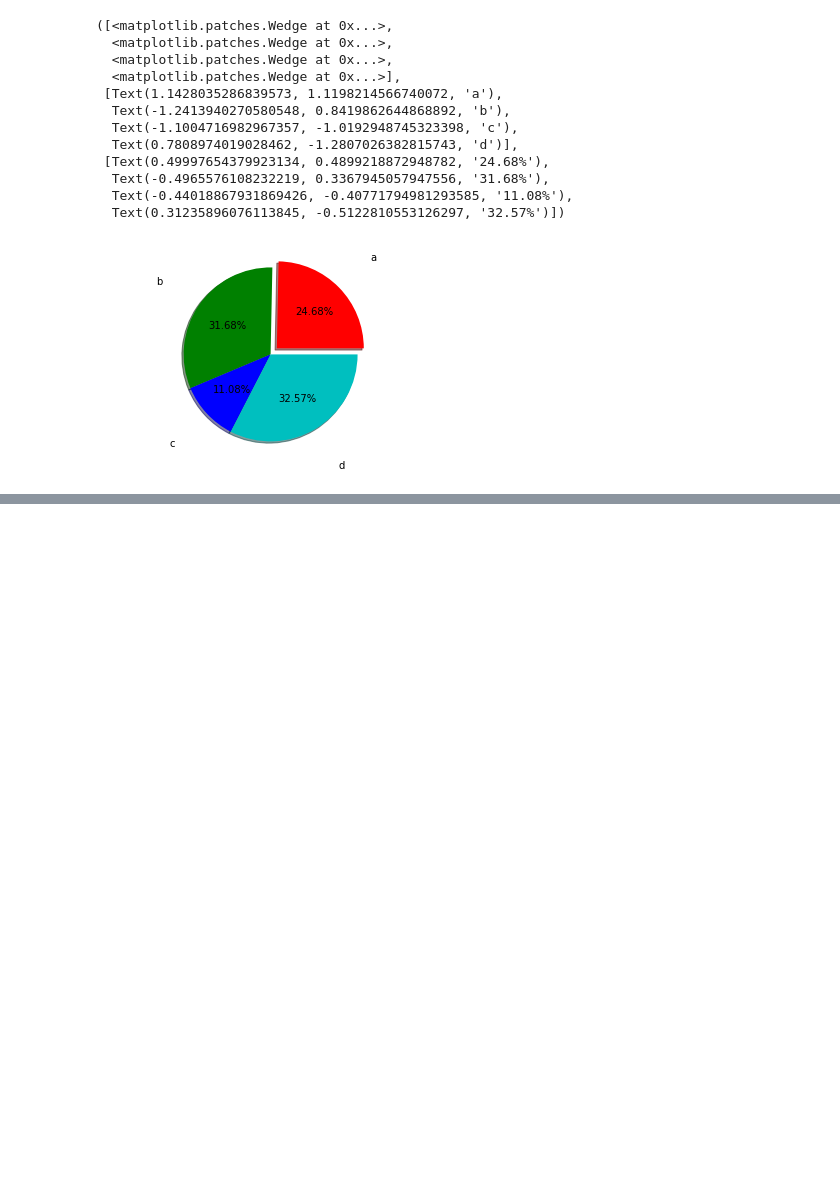
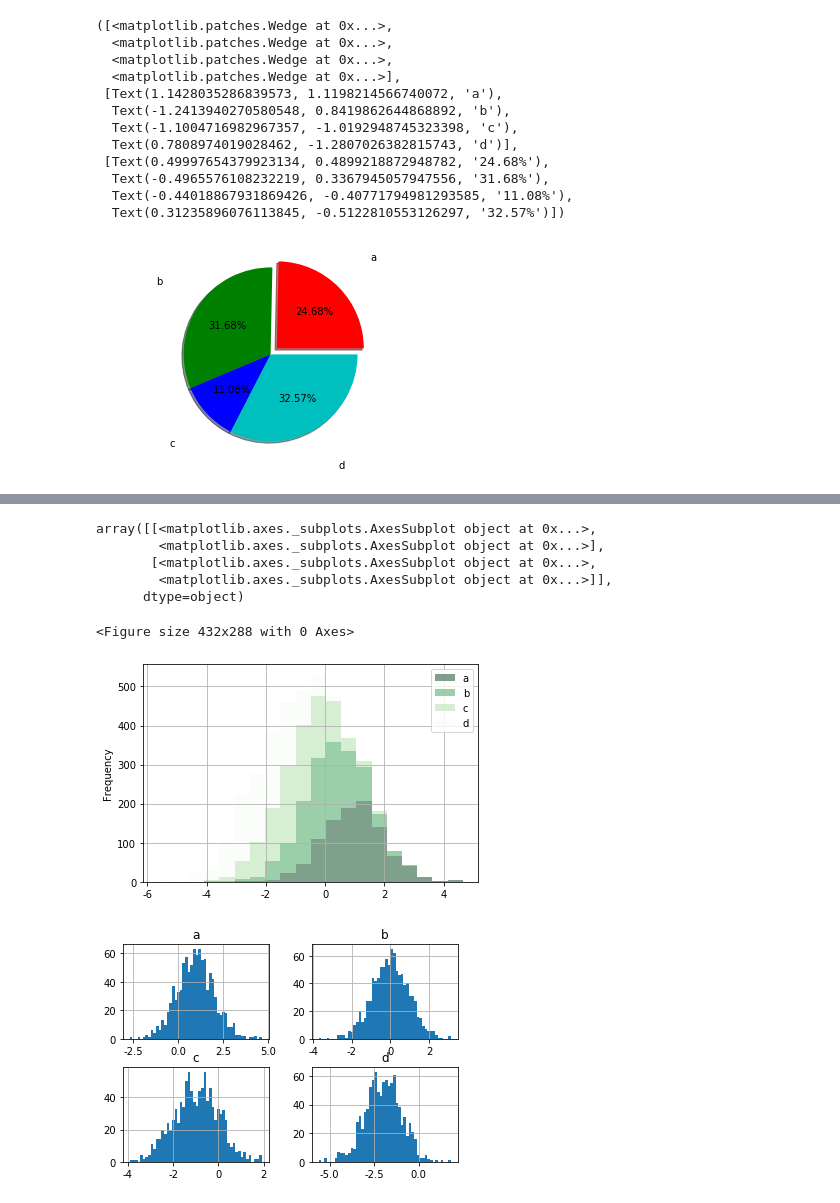
Before and after one commit to tsangyu98/matplotlib_study, a Jupyter notebook: matplotlib_part2.ipynb, the cells around one changed output, grey strips where cells are left out. Drawn from its saved outputs; the diff is of its cells as text; code cells hidden in the pictures; blank space fills up the shorter version.

```diff
--- a/matplotlib_part2.ipynb
+++ b/matplotlib_part2.ipynb
@@ -294,0 +318,26 @@ Name: series, dtype: float64
+# %%
+# 堆叠直方图
+
+plt.figure(num=1)
+df = pd.DataFrame({'a': np.random.randn(1000) + 1, 'b': np.random.randn(1000),
+                    'c': np.random.randn(1000) - 1, 'd': np.random.randn(1000)-2},
+                   columns=['a', 'b', 'c','d'])
+df.plot.hist(stacked=True,
+             bins=20,
+             colormap='Greens_r',
+             alpha=0.5,
+             grid=True)
+# 使用DataFrame.plot.hist()和Series.plot.hist()方法绘制
+# stacked：是否堆叠
+
+df.hist(bins=50)
+# 生成多个直方图
+# %% [output]
+array([[<matplotlib.axes._subplots.AxesSubplot object at 0x...>,
+        <matplotlib.axes._subplots.AxesSubplot object at 0x...>],
+       [<matplotlib.axes._subplots.AxesSubplot object at 0x...>,
+        <matplotlib.axes._subplots.AxesSubplot object at 0x...>]],
+      dtype=object)
+<Figure size 432x288 with 0 Axes>
+[figure, added]
+[figure, added]
```
Also changed, not shown: parts of 2 cells of this notebook.
